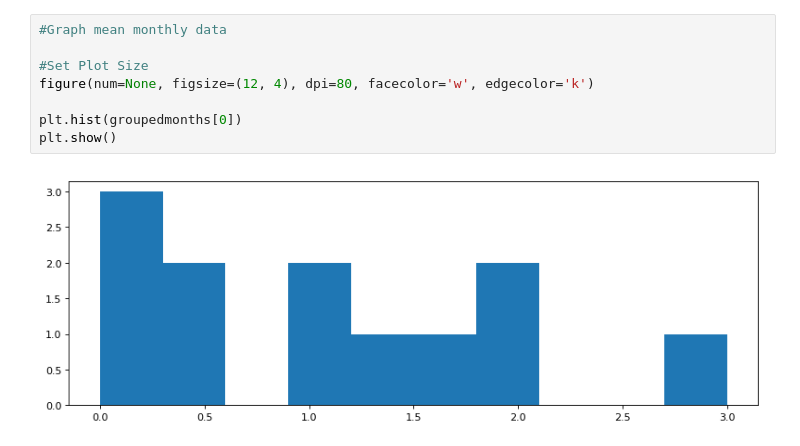
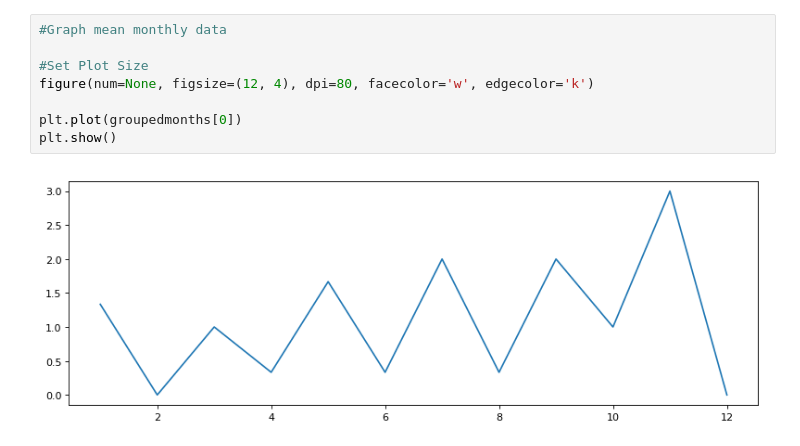
Before and after one commit to MERLCenter/2018-Archive, a Jupyter notebook: Web Scraping Demo/MERL Tech Demo_ Scraping Conviction Data for an Indicator.ipynb, the cells around one changed output. Saved outputs shown, nothing was run; the diff lists cells and outputs as text.

Commit message:
changes hist to plot

```diff
--- a/Web Scraping Demo/MERL Tech Demo_ Scraping Conviction Data for an Indicator.ipynb
+++ b/Web Scraping Demo/MERL Tech Demo_ Scraping Conviction Data for an Indicator.ipynb
@@ -151,13 +150,13 @@ groupedmonths
 # %%
 #Graph mean monthly data
 
 #Set Plot Size
 figure(num=None, figsize=(12, 4), dpi=80, facecolor='w', edgecolor='k')
 
-plt.hist(groupedmonths[0])
+plt.plot(groupedmonths[0])
 plt.show()
 # %% [output]
-[figure, old version]
+[figure, new version]
 # %%
 #Group data by Year
 convictions_ts_month.groupby([convictions_ts_month.index.year], as_index=True).mean()
```
Also changed, not shown: parts of 7 cells of this notebook.
